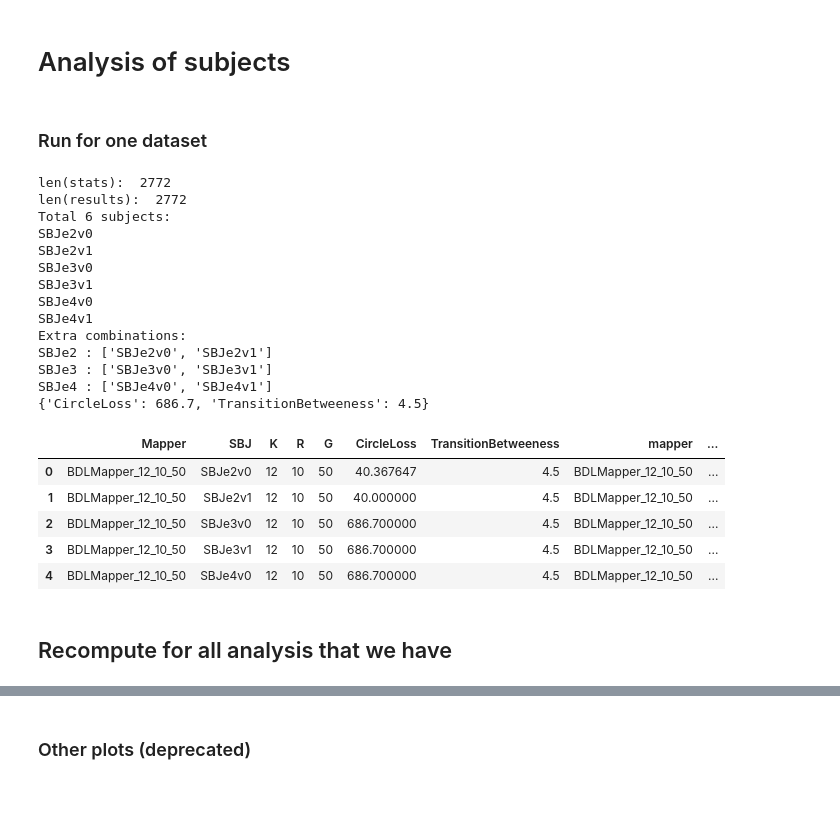
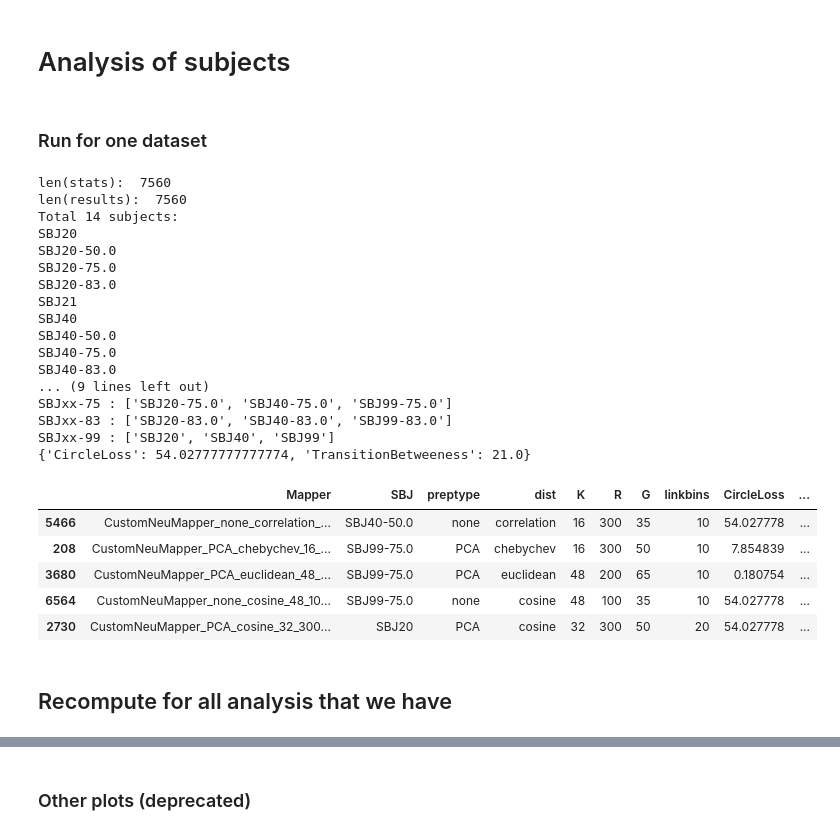
Before and after one commit to braindynamicslab/demapper, a Jupyter notebook: notebooks/evaluate_analysis_w3c.ipynb, the cells around one changed output, grey strips where cells are left out. Drawn from its saved outputs; the diff is of its cells as text; code cells hidden in the pictures; blank space fills up the shorter version.

```diff
--- a/notebooks/evaluate_analysis_w3c.ipynb
+++ b/notebooks/evaluate_analysis_w3c.ipynb
@@ -251,38 +343,47 @@ DATASETS = {
 circle_loss_threshold = 10.0
-# %% [markdown]
-### Run for one dataset
+# %% [markdown]
+### Run for one dataset
 # %%
-PICKED_DATASET = 'hightr_w3cv1'
+PICKED_DATASET = 'ss_w3cv6'
 
 datadir = DATASETS[PICKED_DATASET]
 stats_path = os.path.join(datadir, 'compute_stats-combined.csv')
 results_path = os.path.join(datadir, 'scores-all.csv')
 
-df, max_values = extract_dataset(stats_path, results_path, PICKED_DATASET)
+filter_by = FILTERS[PICKED_DATASET][0]
+df, max_values = extract_dataset(stats_path, results_path, filter_by)
+
+resdir = datadir
+if len(FILTERS[PICKED_DATASET]) > 1:
+    resdir = os.path.join(datadir, filter_by)
+    os.makedirs(resdir, exist_ok=True)
 
 
 all_sbjs, sbjs_map = get_all_parameters(df, PICKED_DATASET)
 
 print(max_values)
-df.head()
+df.sample(5)
 # %% [output]
-len(stats):  2772
-len(results):  2772
-Total 6 subjects:
-SBJe2v0
-SBJe2v1
-SBJe3v0
-SBJe3v1
-SBJe4v0
-SBJe4v1
-Extra combinations:
-SBJe2 : ['SBJe2v0', 'SBJe2v1']
-SBJe3 : ['SBJe3v0', 'SBJe3v1']
-SBJe4 : ['SBJe4v0', 'SBJe4v1']
-{'CircleLoss': 686.7, 'TransitionBetweeness': 4.5}
+len(stats):  7560
+len(results):  7560
+Total 14 subjects:
+SBJ20
+SBJ20-50.0
+SBJ20-75.0
+SBJ20-83.0
+SBJ21
+SBJ40
+SBJ40-50.0
+SBJ40-75.0
+SBJ40-83.0
+... (9 lines left out)
+SBJxx-75 : ['SBJ20-75.0', 'SBJ40-75.0', 'SBJ99-75.0']
+SBJxx-83 : ['SBJ20-83.0', 'SBJ40-83.0', 'SBJ99-83.0']
+SBJxx-99 : ['SBJ20', 'SBJ40', 'SBJ99']
+{'CircleLoss': 54.02777777777774, 'TransitionBetweeness': 21.0}
-|  | Mapper | SBJ | K | R | G | CircleLoss | TransitionBetweeness | mapper | ... |
-| 0 | BDLMapper_12_10_50 | SBJe2v0 | 12 | 10 | 50 | 40.367647 | 4.5 | BDLMapper_12_10_50 | ... |
-| 1 | BDLMapper_12_10_50 | SBJe2v1 | 12 | 10 | 50 | 40.000000 | 4.5 | BDLMapper_12_10_50 | ... |
-| 2 | BDLMapper_12_10_50 | SBJe3v0 | 12 | 10 | 50 | 686.700000 | 4.5 | BDLMapper_12_10_50 | ... |
-| 3 | BDLMapper_12_10_50 | SBJe3v1 | 12 | 10 | 50 | 686.700000 | 4.5 | BDLMapper_12_10_50 | ... |
-| 4 | BDLMapper_12_10_50 | SBJe4v0 | 12 | 10 | 50 | 686.700000 | 4.5 | BDLMapper_12_10_50 | ... |
+|  | Mapper | SBJ | preptype | dist | K | R | G | linkbins | CircleLoss | ... |
+| 5466 | CustomNeuMapper_none_correlation_... | SBJ40-50.0 | none | correlation | 16 | 300 | 35 | 10 | 54.027778 | ... |
+| 208 | CustomNeuMapper_PCA_chebychev_16_... | SBJ99-75.0 | PCA | chebychev | 16 | 300 | 50 | 10 | 7.854839 | ... |
+| 3680 | CustomNeuMapper_PCA_euclidean_48_... | SBJ99-75.0 | PCA | euclidean | 48 | 200 | 65 | 10 | 0.180754 | ... |
+| 6564 | CustomNeuMapper_none_cosine_48_10... | SBJ99-75.0 | none | cosine | 48 | 100 | 35 | 10 | 54.027778 | ... |
+| 2730 | CustomNeuMapper_PCA_cosine_32_300... | SBJ20 | PCA | cosine | 32 | 300 | 50 | 20 | 54.027778 | ... |
@@ -316,5 +416,5 @@ for sbj_group_name, sbj_group in tqdm(sbjs_map.items()):
-# %% [markdown]
-## Recompute for all analysis that we have
+# %% [markdown]
+## Recompute for all analysis that we have
 # %%
 
 target_metrics = ['CircleLossRev', 'TransitionBetweenessRev', 'coverage_nodes', 'hrfdur_stat', 'distances_entropy']
```
Also changed, not shown: parts of 11 cells of this notebook, 4 other files.
